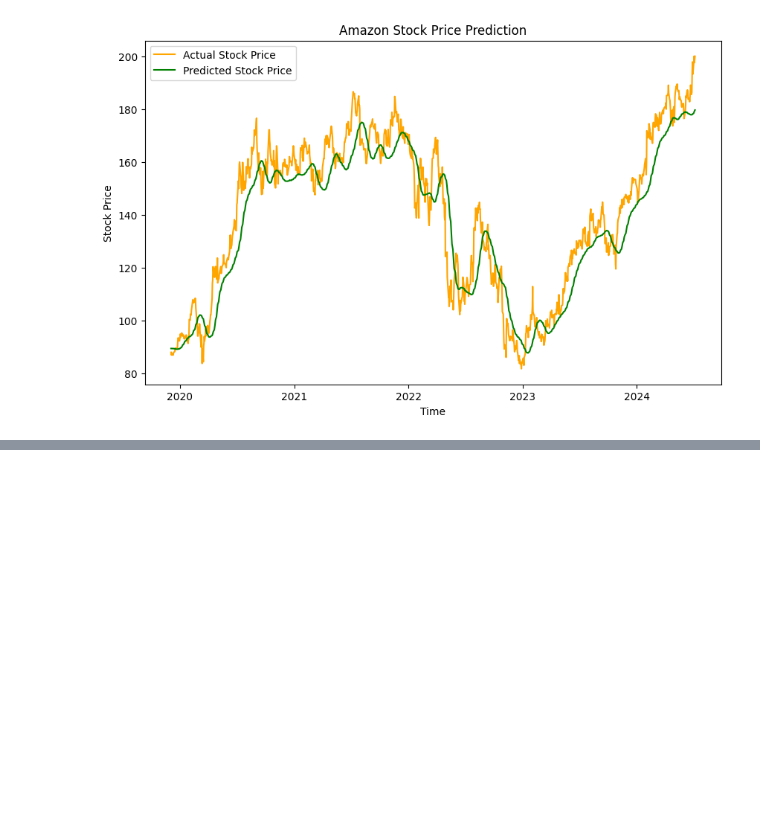
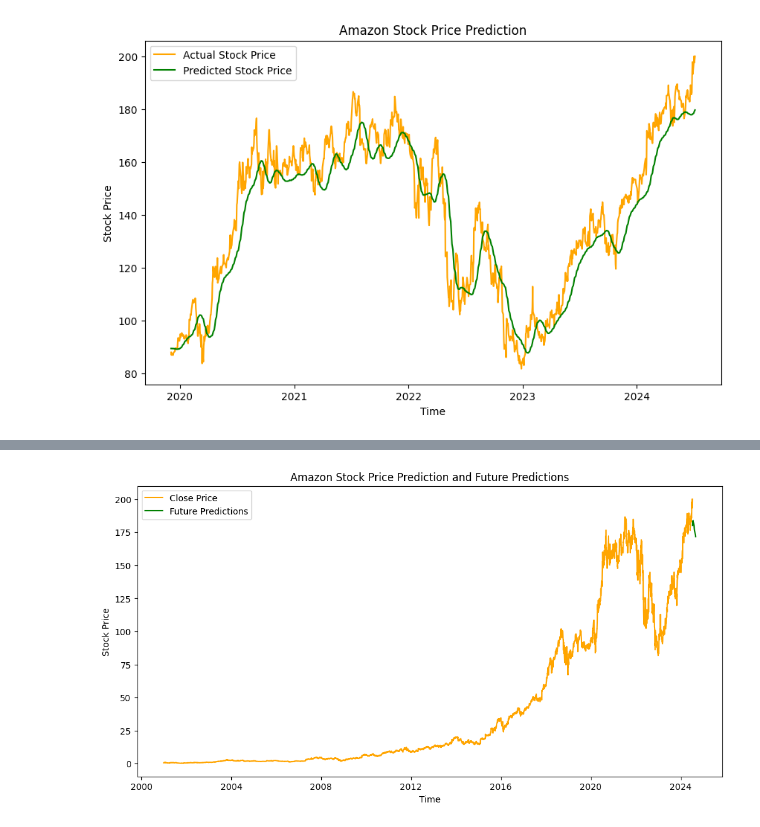
Before and after one commit to HanaMeah/DataStockFinalProject, a Jupyter notebook: DataScienceProject.ipynb, the cells around one changed output, grey strips where cells are left out. Cells and saved outputs as stored; diff of their text form; code cells hidden in the pictures; blank space fills up the shorter version.

```diff
--- a/DataScienceProject.ipynb
+++ b/DataScienceProject.ipynb
@@ -226,3 +218,26 @@ plt.legend()
 plt.show()
 # %% [output]
 [figure]
+# %%
+# Define the last date I want the future predictions from
+last_date = pd.Timestamp('2024-07-08')
+
+# Number of days I want to predict into the future
+days_future = 50
+
+# Prepare the latest data from the most recent days for prediction
+latest_data = scaled_data[-look_back:]
+future_predictions = []
+
+# Predict future values of the Amazon stock prices
+for _ in range(days_future):
+    prediction = lstm_model.predict(latest_data.reshape(1, look_back, 1))
+    future_predictions.append(prediction[0, 0])
+    # Update latest data
+    latest_data = np.append(latest_data[1:], prediction, axis=0)
+
+# Inverse transform the future predictions
+future_predictions = scaler.inverse_transform(np.array(future_predictions).reshape(-1, 1))
+
+# Prepare future dates starting from July 9, 2024
+future_dates = pd.date_range(start=last_date + pd.DateOffset(days=1), periods=days_future, freq='D')
@@ -228,0 +262,12 @@ plt.show()
+# %%
+# Plot the future predictions
+plt.figure(figsize=(12, 6))
+plt.plot(df["Date"], df["Close"], label='Close Price', color='orange')
+plt.plot(future_dates, future_predictions, color='green', label='Future Predictions')
+plt.title('Amazon Stock Price Prediction and Future Predictions')
+plt.xlabel('Time')
+plt.ylabel('Stock Price')
+plt.legend()
+plt.show()
+# %% [output]
+[figure, added]
```
Also changed, not shown: parts of 3 cells of this notebook.
